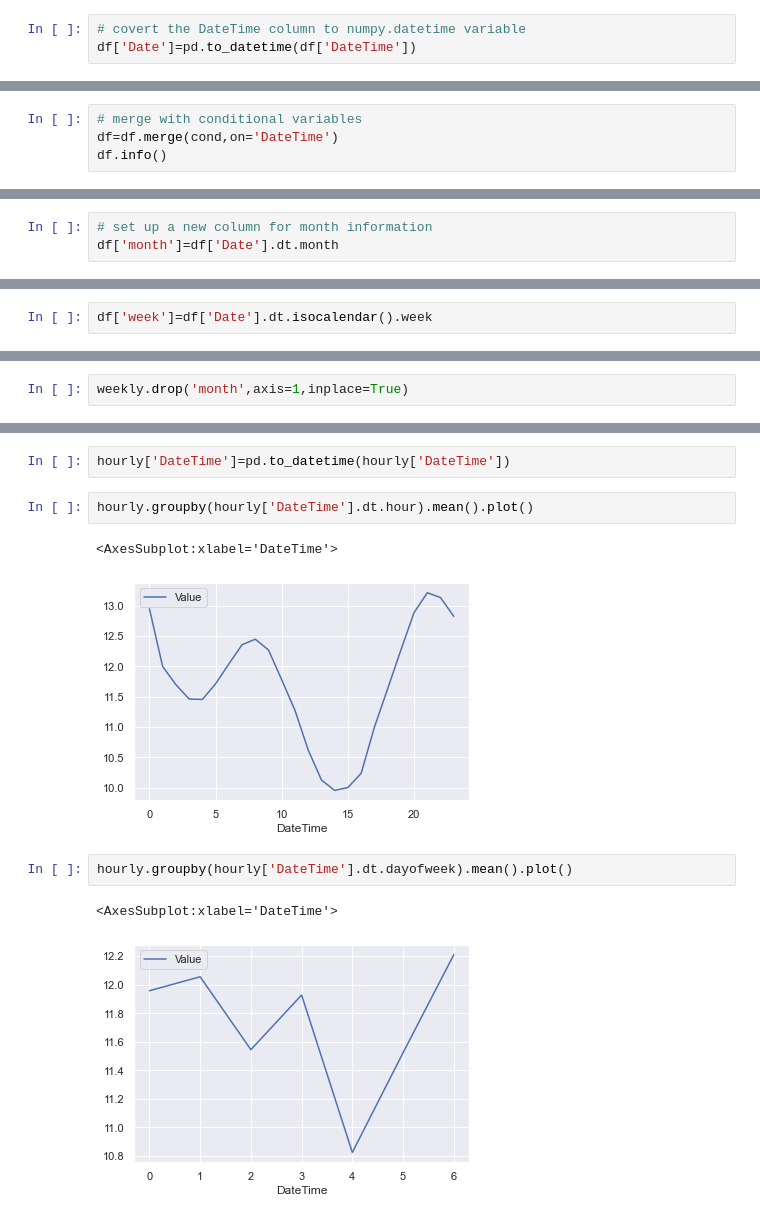
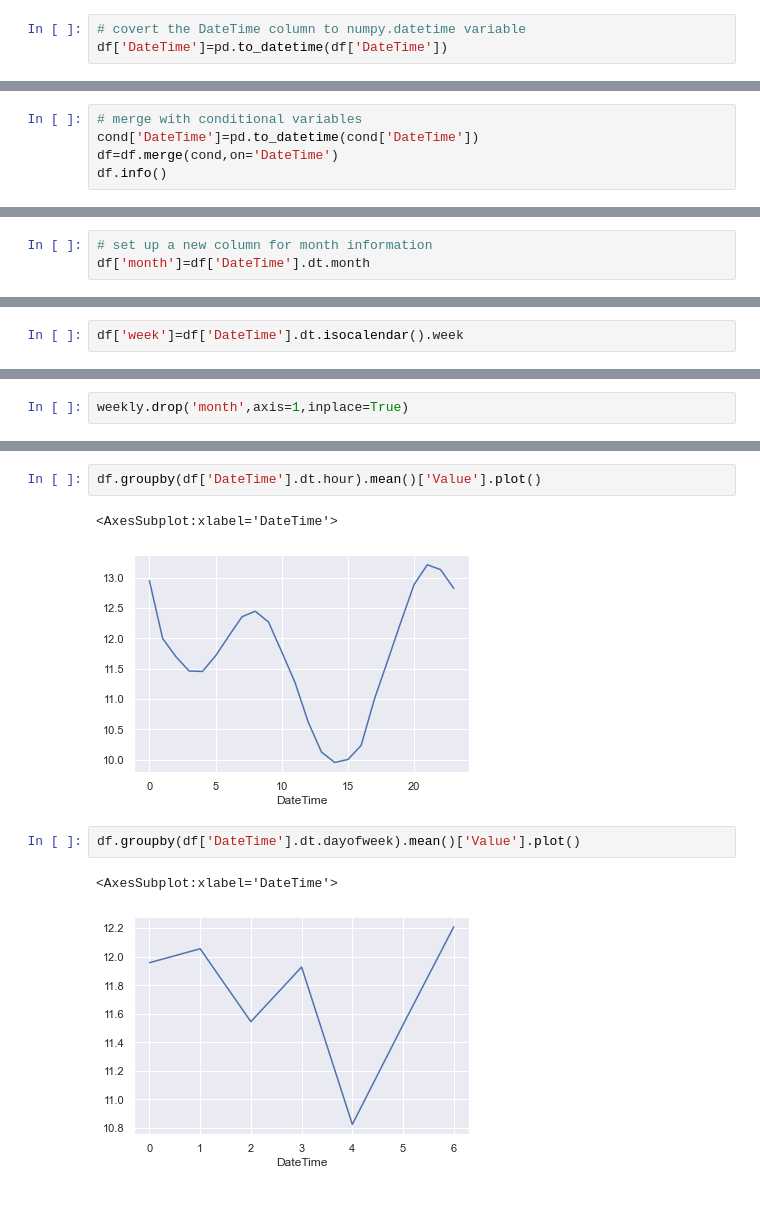
Before and after one commit to yulun-cd/IGS, a Jupyter notebook: DataAnalysis.ipynb, the cells around one changed output, grey strips where cells are left out. Drawn from its saved outputs; the diff is of its cells as text.

```diff
--- a/DataAnalysis.ipynb
+++ b/DataAnalysis.ipynb
@@ -289,7 +234,7 @@ Notes:
 weight=Kernel.from_dataframe(loc_gdf,geom_col='geometry',function='gaussian')
 # %%
 # covert the DateTime column to numpy.datetime variable
-df['Date']=pd.to_datetime(df['DateTime'])
+df['DateTime']=pd.to_datetime(df['DateTime'])
 # %%
 # moran's Is for PM readings on different days
 moran=[]
@@ -321,5 +266,6 @@ round(moran_nR.I,5)
 # %%
 # merge with conditional variables
+cond['DateTime']=pd.to_datetime(cond['DateTime'])
 df=df.merge(cond,on='DateTime')
 df.info()
 # %% [output]
@@ -343,3 +289,3 @@ memory usage: 596.0+ KB
 # %%
 # set up a new column for month information
-df['month']=df['Date'].dt.month
+df['month']=df['DateTime'].dt.month
@@ -491,5 +345,5 @@ memory usage: 650.2+ KB
 # %%
-df['week']=df['Date'].dt.isocalendar().week
+df['week']=df['DateTime'].dt.isocalendar().week
 # %%
 weekly=df.groupby(['Site','week']).mean().reset_index()
 weekly.info()
@@ -589,13 +407,11 @@ memory usage: 4.2+ MB
-# %%
-hourly['DateTime']=pd.to_datetime(hourly['DateTime'])
 # %%
-hourly.groupby(hourly['DateTime'].dt.hour).mean().plot()
+df.groupby(df['DateTime'].dt.hour).mean()['Value'].plot()
 # %% [output]
 <AxesSubplot:xlabel='DateTime'>
-[figure, old version]
+[figure, new version]
 # %%
-hourly.groupby(hourly['DateTime'].dt.dayofweek).mean().plot()
+df.groupby(df['DateTime'].dt.dayofweek).mean()['Value'].plot()
 # %% [output]
 <AxesSubplot:xlabel='DateTime'>
-[figure, old version]
+[figure, new version]
 # %%
```
Also changed, not shown: parts of 49 cells of this notebook.
